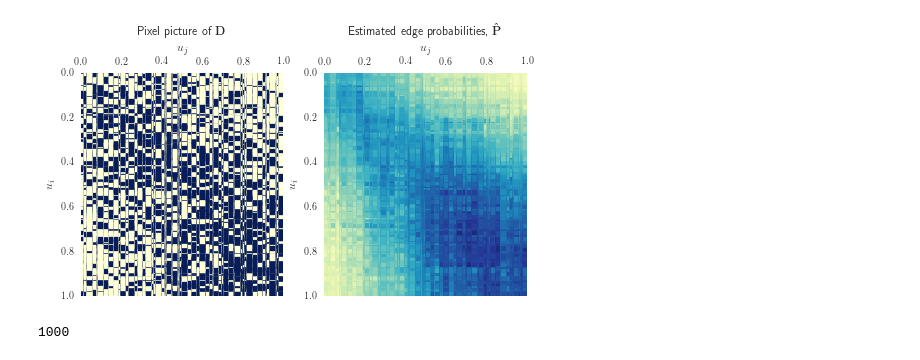
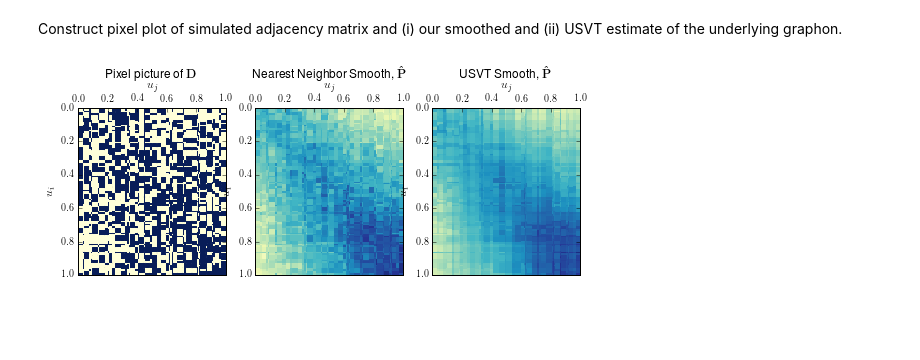
Before and after one commit to bryangraham/short_courses, a Jupyter notebook: St_Gallen/Notebooks/Lecture_2_Graphon_Estimation.ipynb, the cells around one changed output. Drawn from its saved outputs; the diff is of its cells as text; code cells hidden in the pictures; blank space fills up the shorter version.

Commit message:
Update Notebook #2. Lecture Note 2

```diff
--- a/St_Gallen/Notebooks/Lecture_2_Graphon_Estimation.ipynb
+++ b/St_Gallen/Notebooks/Lecture_2_Graphon_Estimation.ipynb
@@ -33,4 +33,4 @@ import itertools as it
 from __future__ import division
 # %%
 # Directory where graphics files will be saved
-graphics =  '/Users/bgraham/Dropbox/Teaching/Short_Courses/St_Gallen/Lecture_Notes/'
+graphics =  '/Users/bgraham/Dropbox/Teaching/Short_Courses/St_Gallen/Lectures/'
@@ -113,7 +129,7 @@ def Levina(D, K=None):
 randst = np.random.RandomState(19)
 
 # Set network size
-N = 1000
+N = 2000
 n = N*(N - 1) // 2
 
 # Get multi-indices for lower triangle of N x N matrix
@@ -122,11 +138,12 @@ ij_LowTri = np.tril_indices(N, -1)
 # Draw agent-level heterogeneity/location parameters
 U = randst.uniform(0, 1, (N,1))
 
-# beta model
+# Calibrate model to ensure link probabilities lie between zero and one
 alpha0 = 0;
 alpha1 = 0.5*np.log(0.75/0.25)
 alpha2 = np.log(0.25/0.75) - alpha1
 
+# Graphon discussed in the lecture notes
 p  = 1/(1+np.exp(-alpha0 - alpha1*(U + U.T) - alpha2*np.abs(U - U.T)))
 
 # Graphon #3 in Zhang, Levina and Zhu (2015)
@@ -135,8 +152,7 @@ p  = 1/(1+np.exp(-alpha0 - alpha1*(U + U.T) - alpha2*np.abs(U - U.T)))
 # Graphon #4 in Zhang, Levina and Zhu (2015)
 #p  = (U**2 + (U.T)**2)/(3*np.cos(1/(U**2 + (U.T)**2))) + 0.15
 
-
 # Take random draw of an adjacency matrix for given graphon
-D            = np.zeros((N,N), dtype='int8')          # N x N adjacency matrix
+D            = np.zeros((N,N), dtype='float64')   # N x N adjacency matrix
 D[ij_LowTri] = np.ravel(randst.uniform(0, 1, (n,)) <= p[ij_LowTri])
 D            = D + D.T
@@ -142,0 +209,2 @@ D            = D + D.T
+# %%
+P_ns = NNEdgeSmooth(D,100)
@@ -142,0 +237,2 @@ D            = D + D.T
+# %%
+P_usvt = USVT(D)
@@ -143,3 +263,5 @@ D            = D + D.T
+# %% [markdown]
+Construct pixel plot of simulated adjacency matrix and (i) our smoothed and (ii) USVT estimate of the underlying graphon.
 # %%
 # Create n = N choose 2 vectors with the dyad types as values
 u = np.zeros((N,N))
@@ -152,14 +274,14 @@ for (i,j) in it.combinations(xrange(0,N), 2):
 u = u + u.T
 v = v + v.T
 
-#------------------------------------------#
-#- Create figure object with two subplots -#
-#------------------------------------------#
+#--------------------------------------------#
+#- Create figure object with three subplots -#
+#--------------------------------------------#
 
-pixel_ex_fig = plt.figure(figsize=(8,4))
+pixel_ex_fig = plt.figure(figsize=(9,3))
 
 # Plot 1: Plot pixel picture of adjacency matrix
-ax = pixel_ex_fig.add_subplot(121)
+ax = pixel_ex_fig.add_subplot(131)
 
 # Scatter of adjacency matrix; edgecolors of pixels same as faces
 plt.scatter(v[ij_LowTri],u[ij_LowTri],c=D[ij_LowTri], marker='s', cmap="YlGnBu", \
@@ -175,40 +297,56 @@ ax.set_xlabel(r'$u_{j}$', fontsize=12)
 ax.xaxis.set_label_position('top')
 
 ax.invert_yaxis()  # Invert y-axis
 ax.set_ylabel(r'$u_{i}$', fontsize=12)
 
 # Add title
 plt.title(r"Pixel picture of $\mathbf{D}$", y=1.15, fontsize=12)
 
-# Plot 2: Plot pixel picture of smoothed adjacency matrix
-ax = pixel_ex_fig.add_subplot(122)
+# Plot 2: Plot pixel picture of Nearest Neighbor Smooth
+ax = pixel_ex_fig.add_subplot(132)
 
 # Scatter
 plt.scatter(v[ij_LowTri],u[ij_LowTri],c=P_ns[ij_LowTri], marker='s', cmap="YlGnBu", \
             edgecolors='face')
 
 # Set axis limits
 plt.ylim([0,1])
 plt.xlim([0,1])
 
 # Label and configure axes to put pixel plot in "matrix form"
 ax.xaxis.tick_top() # Put x-axis on top of figure
 ax.set_xlabel(r'$u_{j}$', fontsize=12)
 ax.xaxis.set_label_position('top')
 
 ax.invert_yaxis()  # Invert y-axis
 ax.set_ylabel(r'$u_{i}$', fontsize=12)
 
 # Add title
-plt.title(r"Estimated edge probabilities, $\mathbf{\hat{P}}$", y=1.15, fontsize=12)
+plt.title(r"Nearest Neighbor Smooth, $\mathbf{\hat{P}}$", y=1.15, fontsize=12)
+
+# Plot 3: Plot pixel picture of USVT Smooth
+ax = pixel_ex_fig.add_subplot(133)
+
+# Scatter
+plt.scatter(v[ij_LowTri],u[ij_LowTri],c=P_usvt[ij_LowTri], marker='s', cmap="YlGnBu", \
+            edgecolors='face')
+
+# Set axis limits
+plt.ylim([0,1])
+plt.xlim([0,1])
+
+# Label and configure axes to put pixel plot in "matrix form"
+ax.xaxis.tick_top() # Put x-axis on top of figure
+ax.set_xlabel(r'$u_{j}$', fontsize=12)
+ax.xaxis.set_label_position('top')
+
+ax.invert_yaxis()  # Invert y-axis
+ax.set_ylabel(r'$u_{i}$', fontsize=12)
+
+# Add title
+plt.title(r"USVT Smooth, $\mathbf{\hat{P}}$", y=1.15, fontsize=12)
 
 # Save the figure
 plt.savefig(graphics+'pixel_smooth_ex_fig.png', bbox_inches='tight', dpi=500)
 # %% [output]
-[figure, old version]
+[figure, new version]
-# %%
-X = 2*(D - 1/2)
-U, s, V = np.linalg.svd(X, full_matrices=True)
-print np.linalg.matrix_rank(p)
-# %% [output]
-1000
```
Also changed, not shown: parts of 21 cells of this notebook, 2 other files.
